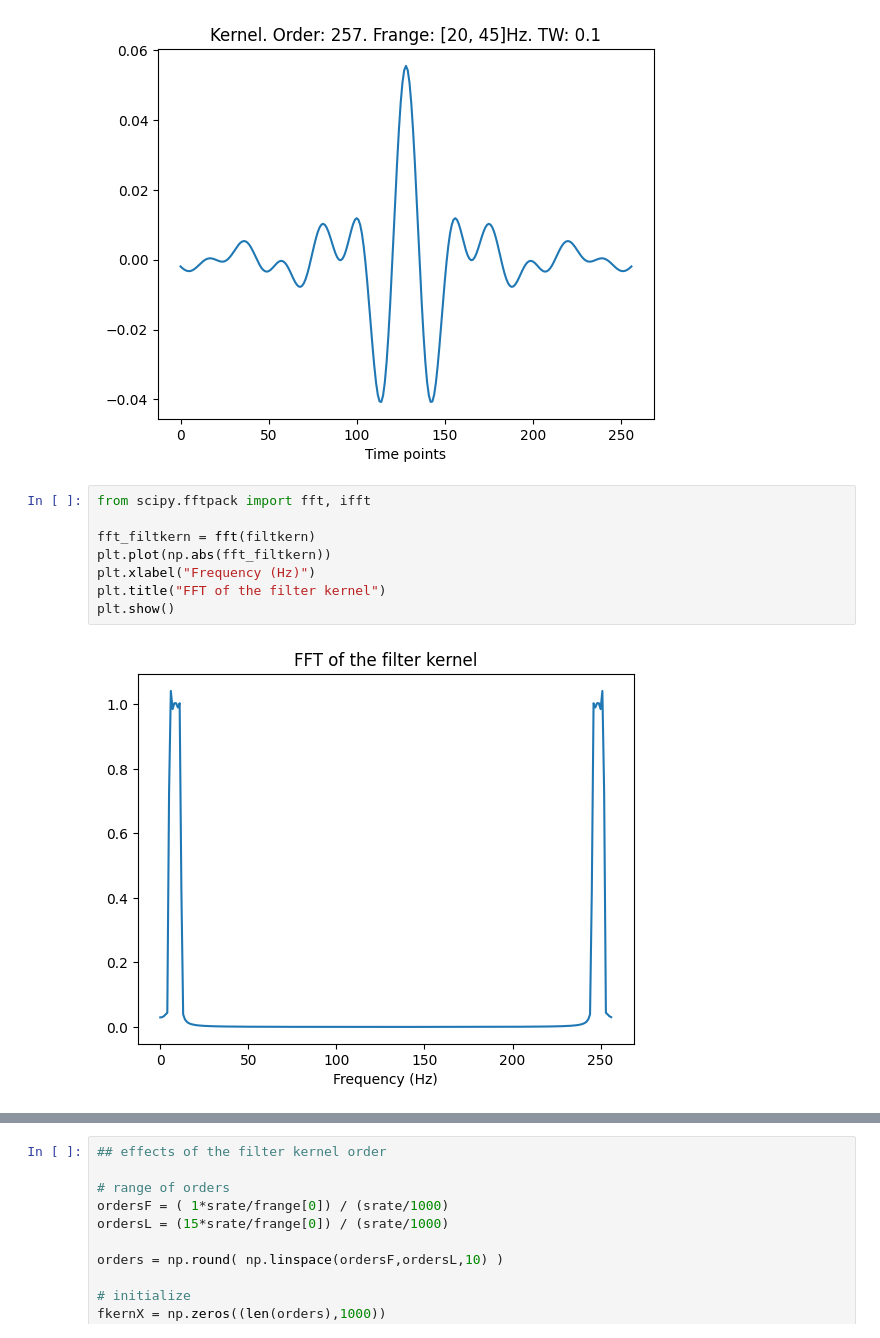
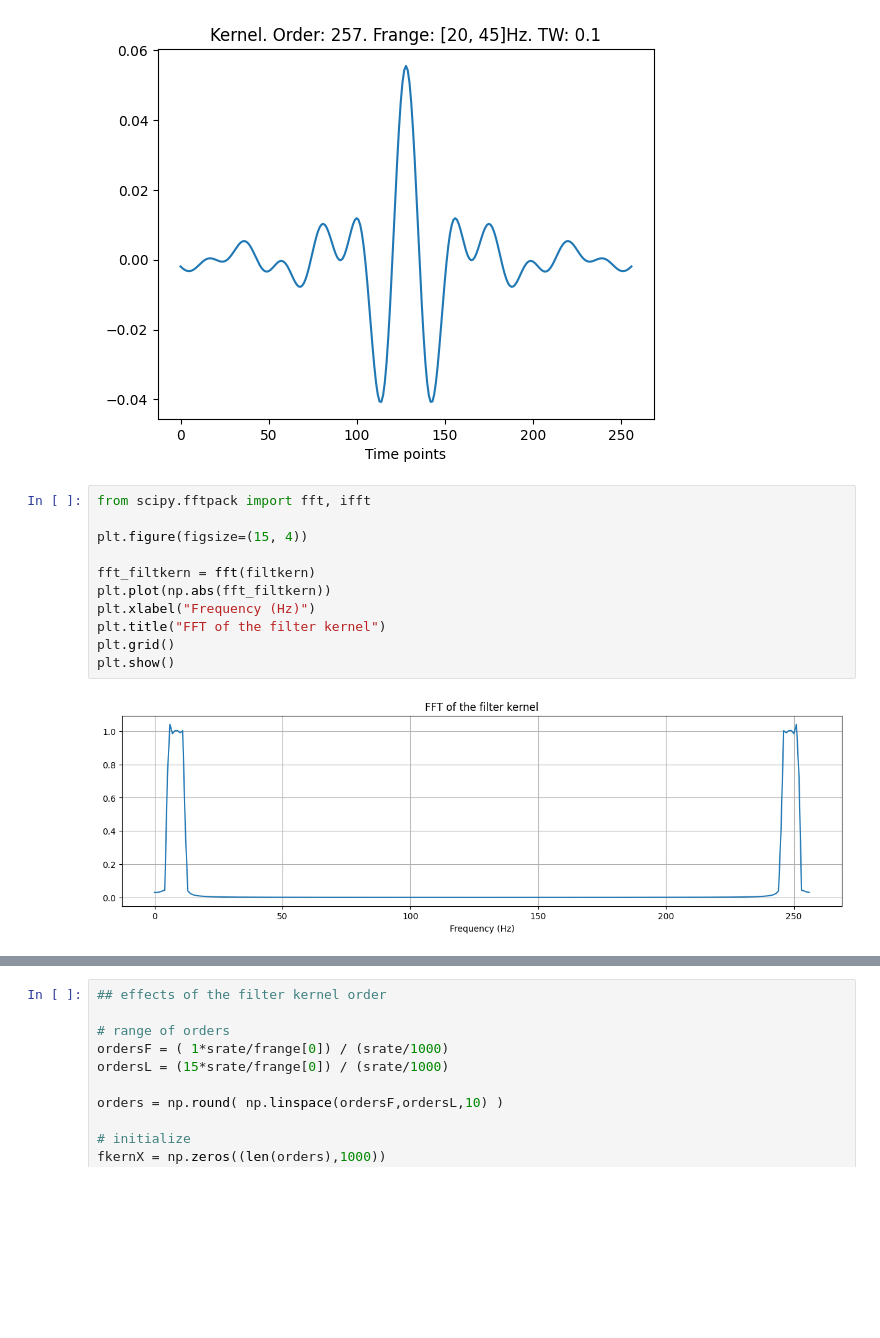
Before and after one commit to marzzelo/SignalProcessing, a Jupyter notebook: filtering/sigprocMXC_filtering_part1.ipynb, the cells around one changed output, grey strips where cells are left out. Drawn from its saved outputs; the diff is of its cells as text; blank space fills up the shorter version.

```diff
--- a/filtering/sigprocMXC_filtering_part1.ipynb
+++ b/filtering/sigprocMXC_filtering_part1.ipynb
@@ -53,14 +53,17 @@ plt.show()
 [figure]
 # %%
 from scipy.fftpack import fft, ifft
+
+plt.figure(figsize=(15, 4))
 
 fft_filtkern = fft(filtkern)
 plt.plot(np.abs(fft_filtkern))
 plt.xlabel("Frequency (Hz)")
 plt.title("FFT of the filter kernel")
+plt.grid()
 plt.show()
 # %% [output]
-[figure, old version]
+[figure, new version]
 # %%
 # compute the power spectrum of the filter kernel
 filtpow = np.abs(fft_filtkern) ** 2
```
Also changed, not shown: parts of 10 cells of this notebook, 5 other files.
